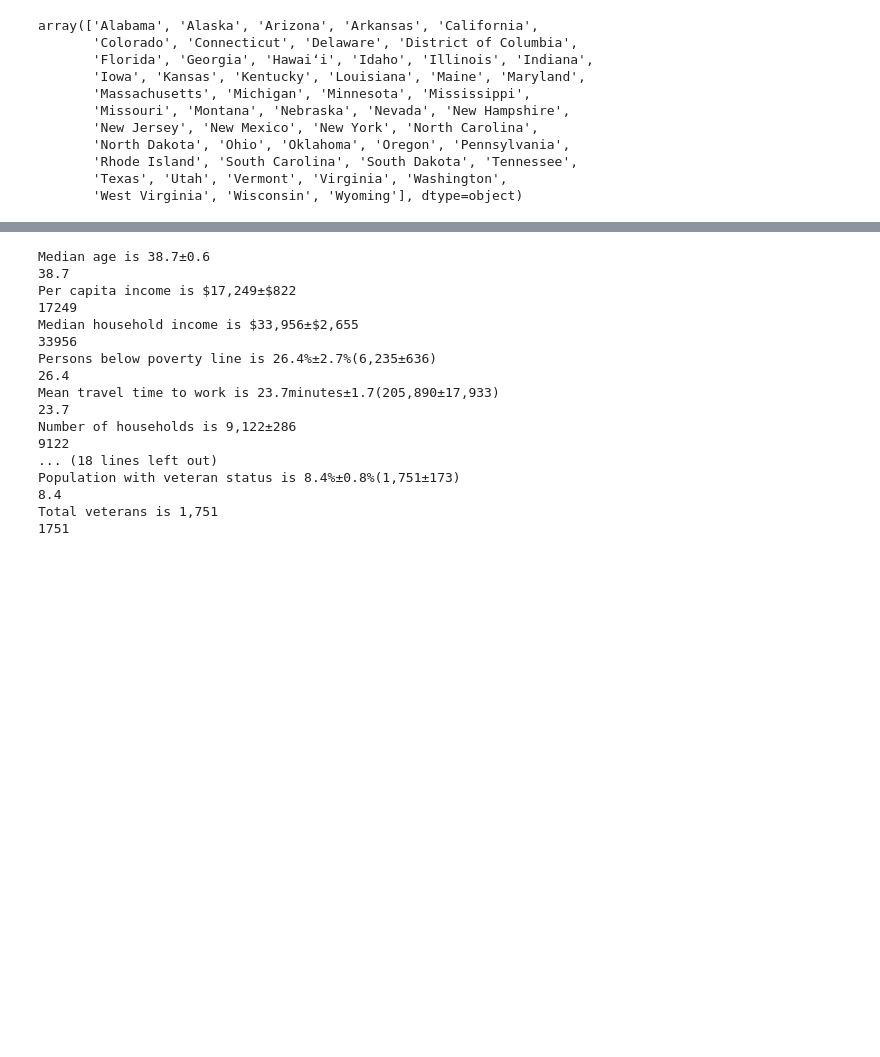
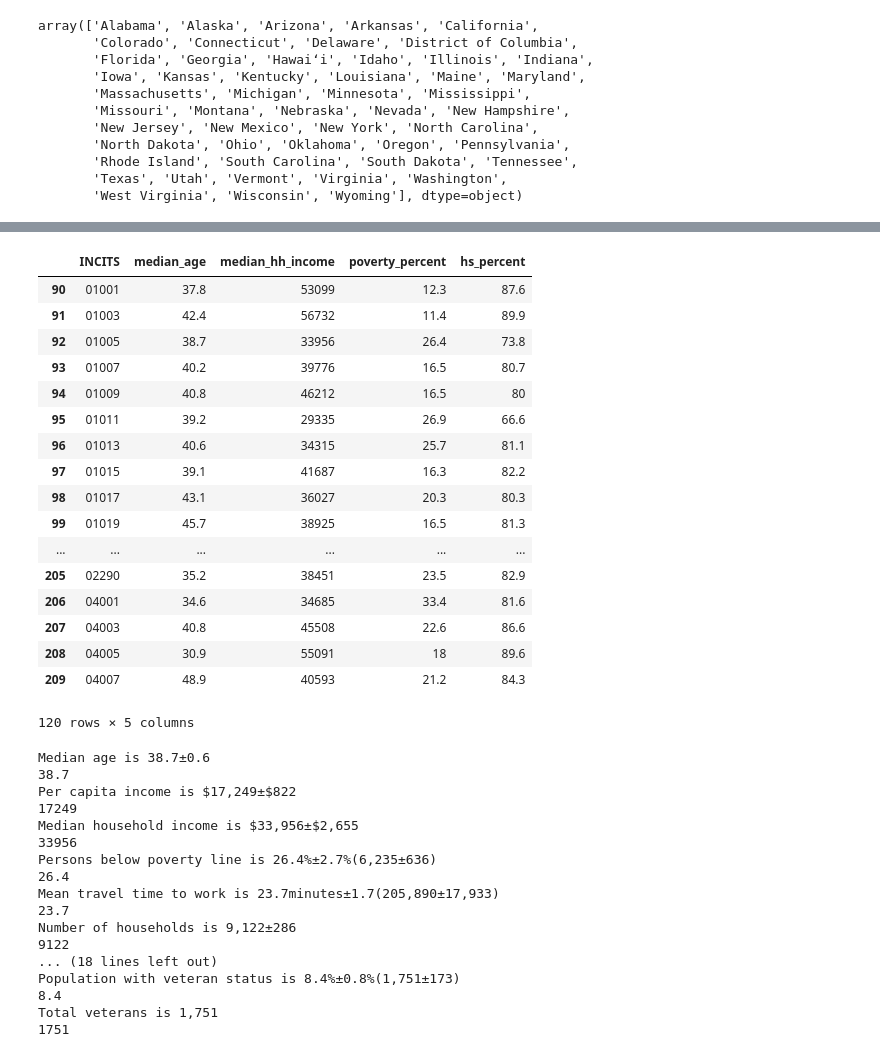
Before and after one commit to jl56923/project_2, a Jupyter notebook: Data_Scraping.ipynb, the cells around one changed output, grey strips where cells are left out. Saved outputs shown, nothing was run; the diff lists cells and outputs as text; code cells hidden in the pictures; blank space fills up the shorter version.

```diff
--- a/Data_Scraping.ipynb
+++ b/Data_Scraping.ipynb
@@ -115,0 +129,21 @@ Now, let's use Censusreporter.org to get the census data we are interested in. T
+# %%
+# For the census reporter page, each county page is structured so that the stats are located in spans with either the class value or name.
+
+def get_stats_from_soup(incit, soup):
+    row_dict = {'INCITS': incit}
+    stats = soup.select('a[class*=stat]')
+    for stat in stats:
+        val = stat.select_one('span[class="value"]').text
+        whitespace = r'[\s\t\n]*'
+        val = re.sub(whitespace, "", val) # There's a lot of weird whitespace in the class=value element, so strip all of it out.
+
+        val = val.split("±")[0] # A few of these stats have +/- ranges on them; we only want the main value, so split and get the first element.
+        regex = r'([a-zA-Z\$,\%])*'
+        val = re.sub(regex, "", val) # Strip out all the letters, dollar signs, commas, and percentage signs as well.
+
+        name = stat.select_one('span[class="name"]').text.strip()
+
+        if name in census_reporter_dict:
+            row_dict[census_reporter_dict[name]] = val
+
+    return row_dict
@@ -116,12 +160,13 @@ Now, let's use Censusreporter.org to get the census data we are interested in. T
 # %%
+%%time
 census_reporter_query = "https://censusreporter.org/profiles/05000US{}"
 
-mini_county_df = county_df.iloc[0:3]
+mini_county_df = county_df.iloc[0:100]
 
 for incit in mini_county_df['INCITS']:
     response = requests.get(census_reporter_query.format(incit))
     page = response.text
     soup = BeautifulSoup(page, "html5lib")
-    county_name = soup.select_one("h1")
-    print(county_name.text)
+    census_reporter_df = census_reporter_df.append(get_stats_from_soup(incit, soup), ignore_index=True)
+    time.sleep(1)
 # %% [output]
@@ -131 +175,22 @@ Barbour County, AL
+# %%
+census_reporter_df.iloc[90:]
+# %% [output]
+|  | INCITS | median_age | median_hh_income | poverty_percent | hs_percent |
+| 90 | 01001 | 37.8 | 53099 | 12.3 | 87.6 |
+| 91 | 01003 | 42.4 | 56732 | 11.4 | 89.9 |
+| 92 | 01005 | 38.7 | 33956 | 26.4 | 73.8 |
+| 93 | 01007 | 40.2 | 39776 | 16.5 | 80.7 |
+| 94 | 01009 | 40.8 | 46212 | 16.5 | 80 |
+| 95 | 01011 | 39.2 | 29335 | 26.9 | 66.6 |
+| 96 | 01013 | 40.6 | 34315 | 25.7 | 81.1 |
+| 97 | 01015 | 39.1 | 41687 | 16.3 | 82.2 |
+| 98 | 01017 | 43.1 | 36027 | 20.3 | 80.3 |
+| 99 | 01019 | 45.7 | 38925 | 16.5 | 81.3 |
+| ... | ... | ... | ... | ... | ... |
+| 205 | 02290 | 35.2 | 38451 | 23.5 | 82.9 |
+| 206 | 04001 | 34.6 | 34685 | 33.4 | 81.6 |
+| 207 | 04003 | 40.8 | 45508 | 22.6 | 86.6 |
+| 208 | 04005 | 30.9 | 55091 | 18 | 89.6 |
+| 209 | 04007 | 48.9 | 40593 | 21.2 | 84.3 |
+120 rows × 5 columns
 # %%
```
Also changed, not shown: parts of 37 cells of this notebook, 3 other files.
